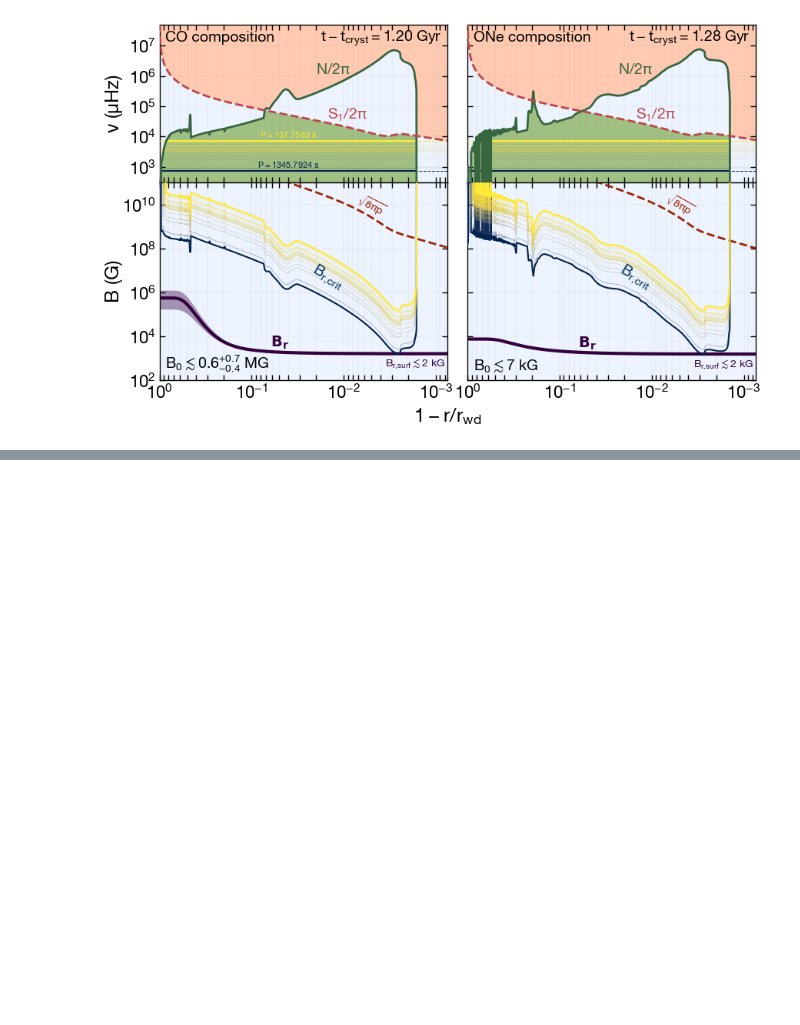
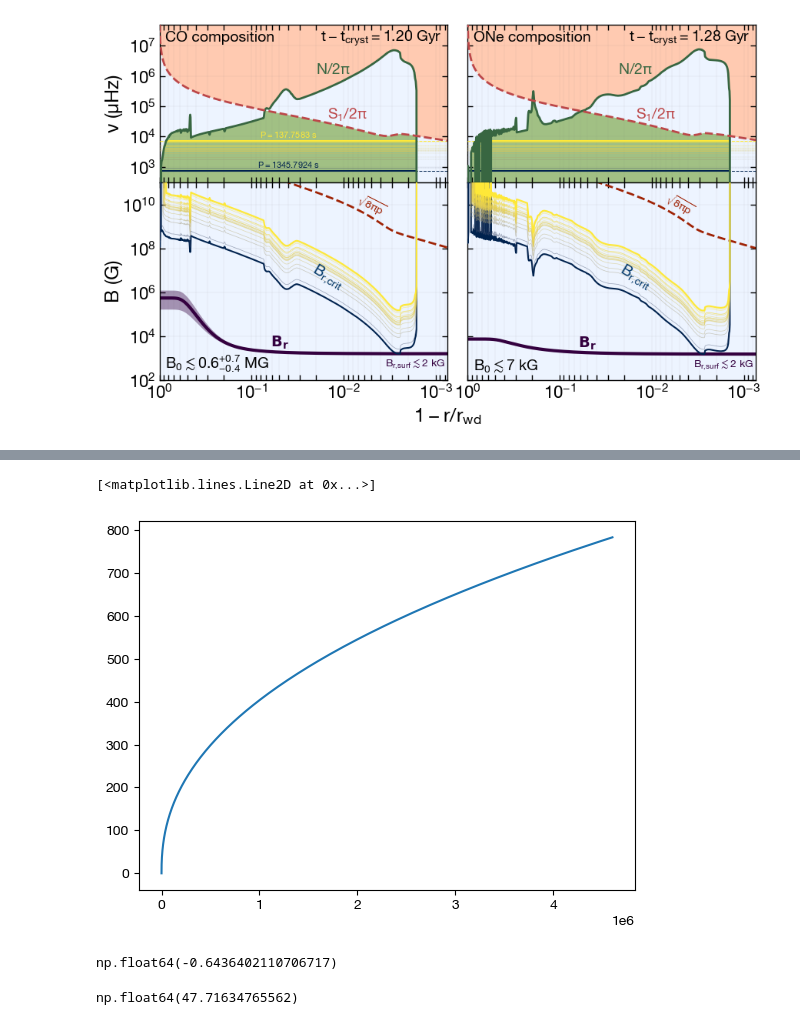
Before and after one commit to NicholasRui/qol, a Jupyter notebook: notebooks/ultramagnet_calculate_fields.ipynb, the cells around one changed output, grey strips where cells are left out. Saved outputs shown, nothing was run; the diff lists cells and outputs as text; code cells hidden in the pictures; blank space fills up the shorter version.

```diff
--- a/notebooks/ultramagnet_calculate_fields.ipynb
+++ b/notebooks/ultramagnet_calculate_fields.ipynb
@@ -168,13 +168,19 @@ cmap = plt.get_cmap('cividis')
 
 run_infos = []
 run_infos.append({'name': 'CO composition',
+                  'name2': 'CO',
                  'profile': f'{c_o_rundir}table_data_profile_4.txt',
                  'field': f'{c_o_rundir}table_data_4_matlab.txt',
                  'field+3sig': f'{c_o_rundir_plus}1.22e+03_Myr.txt',
-                 'field-3sig': f'{c_o_rundir_minus}1.06e+03_Myr.txt'})
+                 'field-3sig': f'{c_o_rundir_minus}1.06e+03_Myr.txt',
+                 'gyre_rel_path': 'c_o_gyre/',
+                 'input_profile_rel_path': 'profile69.data.GYRE'})
 run_infos.append({'name': 'ONe composition',
+                  'name2': 'ONe',
                  'profile': f'{o_ne_rundir}table_data_profile_4.txt',
-                 'field': f'{o_ne_rundir}table_data_4_matlab.txt'})
+                 'field': f'{o_ne_rundir}table_data_4_matlab.txt',
+                 'gyre_rel_path': 'o_ne_gyre/',
+                 'input_profile_rel_path': 'profile83.data.GYRE'})
 
 # plt.figure(figsize=(10, 6))
 fig, axs = plt.subplots(2, 2, height_ratios=[4, 5], figsize=(10, 6))
@@ -360,0 +621,2 @@ plt.savefig('ultramagnet_seismology.pdf')
+# %%
+mesa_table = read_data(profile_fname)
@@ -360,0 +645,13 @@ plt.savefig('ultramagnet_seismology.pdf')
+# %%
+plt.plot(mesa_table.Rho, np.e**mesa_table['logRho'])
+# %% [output]
+[<matplotlib.lines.Line2D at 0x...>]
+[figure, added]
+# %%
+np.trapz(x=mesa_table.R, y=4 * np.pi * 10 ** mesa_table.logRho * mesa_table.R ** 2) / const.Msun
+# %% [output]
+np.float64(-0.6436402110706717)
+# %%
+np.max(seismology.N)
+# %% [output]
+np.float64(47.71634765562)
```
Also changed, not shown: parts of 5 cells of this notebook.
